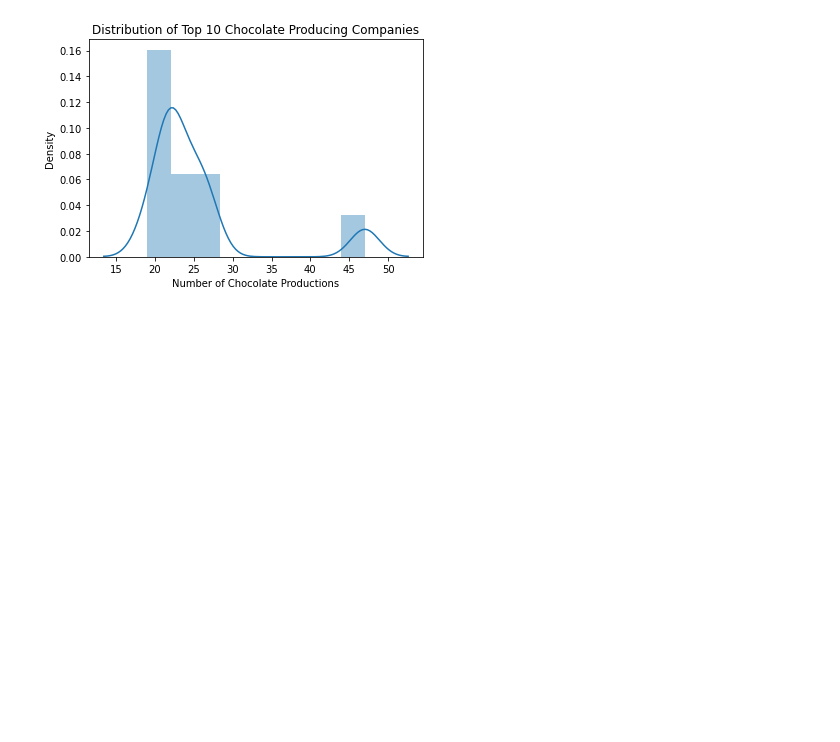
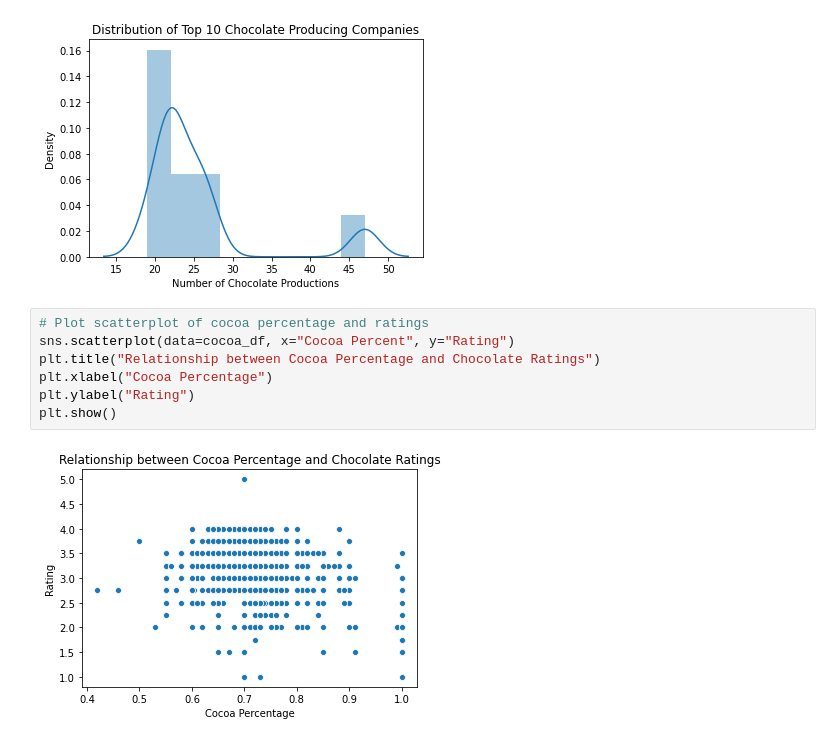
Before and after one commit to Jefest1/chocolate_analysis, a Jupyter notebook: chocolate.ipynb, the cells around one changed output. Drawn from its saved outputs; the diff is of its cells as text; blank space fills up the shorter version.

```diff
--- a/chocolate.ipynb
+++ b/chocolate.ipynb
@@ -176,3 +176,12 @@ plt.ylabel("Density")
 plt.show()
 # %% [output]
 [figure]
+# %%
+# Plot scatterplot of cocoa percentage and ratings
+sns.scatterplot(data=cocoa_df, x="Cocoa Percent", y="Rating")
+plt.title("Relationship between Cocoa Percentage and Chocolate Ratings")
+plt.xlabel("Cocoa Percentage")
+plt.ylabel("Rating")
+plt.show()
+# %% [output]
+[figure, added]
```
Also changed, not shown: parts of 1 cell of this notebook.
